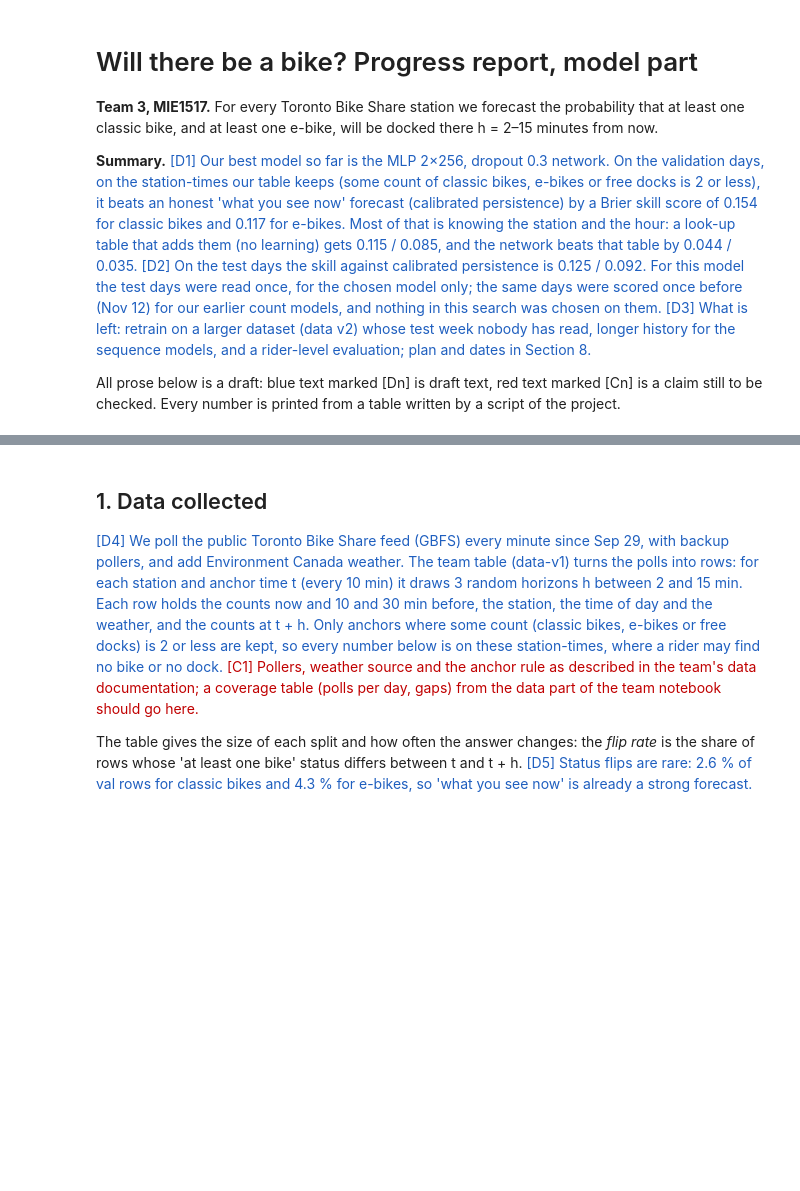
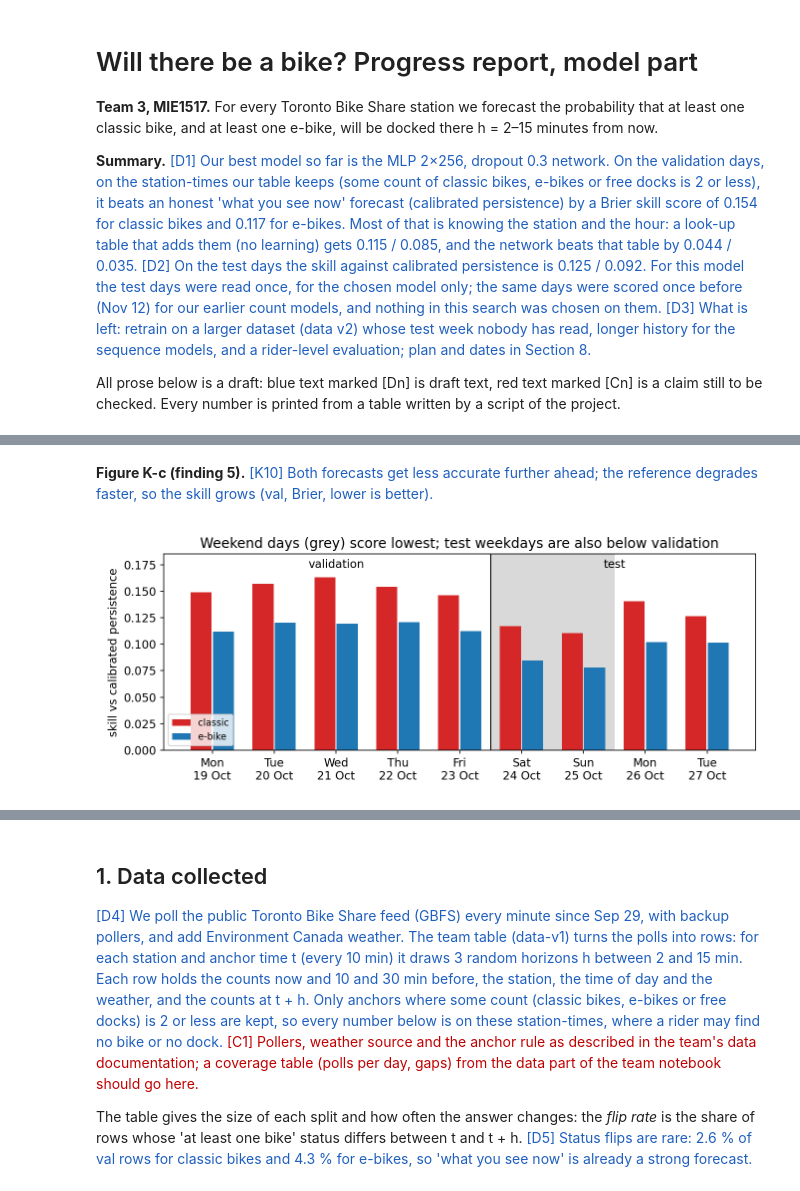
Before and after one commit to zweaung1014/mie1517_ebike_prediction, a Jupyter notebook: model_search_owen_2026-11-12/notebooks/progress_report_prob.ipynb, the cells around one changed output, grey strips where cells are left out. Drawn from its saved outputs; the diff is of its cells as text; code cells hidden in the pictures; blank space fills up the shorter version.

```diff
--- a/model_search_owen_2026-11-12/notebooks/progress_report_prob.ipynb
+++ b/model_search_owen_2026-11-12/notebooks/progress_report_prob.ipynb
@@ -31,0 +57,9 @@ checked. Every number is printed from a table written by a script of the project
+# %% [markdown]
+**Figure K-c (finding 5).** <span style="color:#1f5fbf">[K10] Both forecasts get less accurate further ahead; the reference degrades faster, so the skill grows (val, Brier, lower is better).</span>
+# %%
+from pathlib import Path
+from IPython.display import Image, display
+ROOT = Path.cwd().parent if Path.cwd().name == "notebooks" else Path.cwd()
+display(Image(filename=str(ROOT / "reports" / "figures" / "key_days.png"), width=850))
+# %% [output]
+[figure, added]
```
Also changed, not shown: parts of 9 cells of this notebook, 8 other files.
